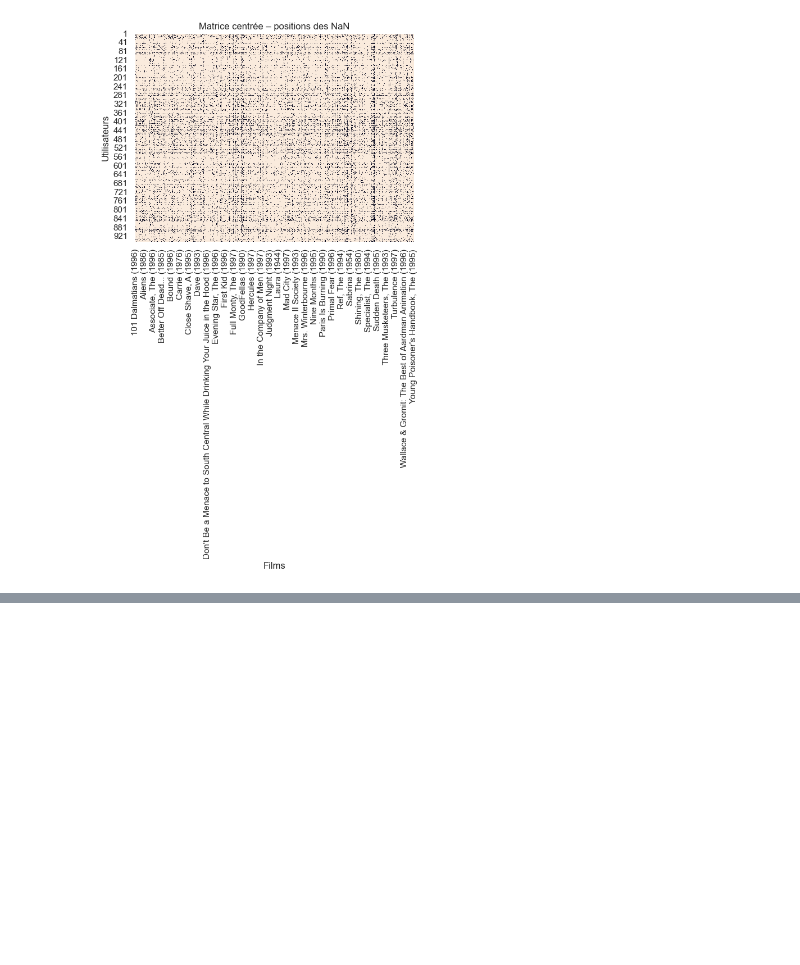
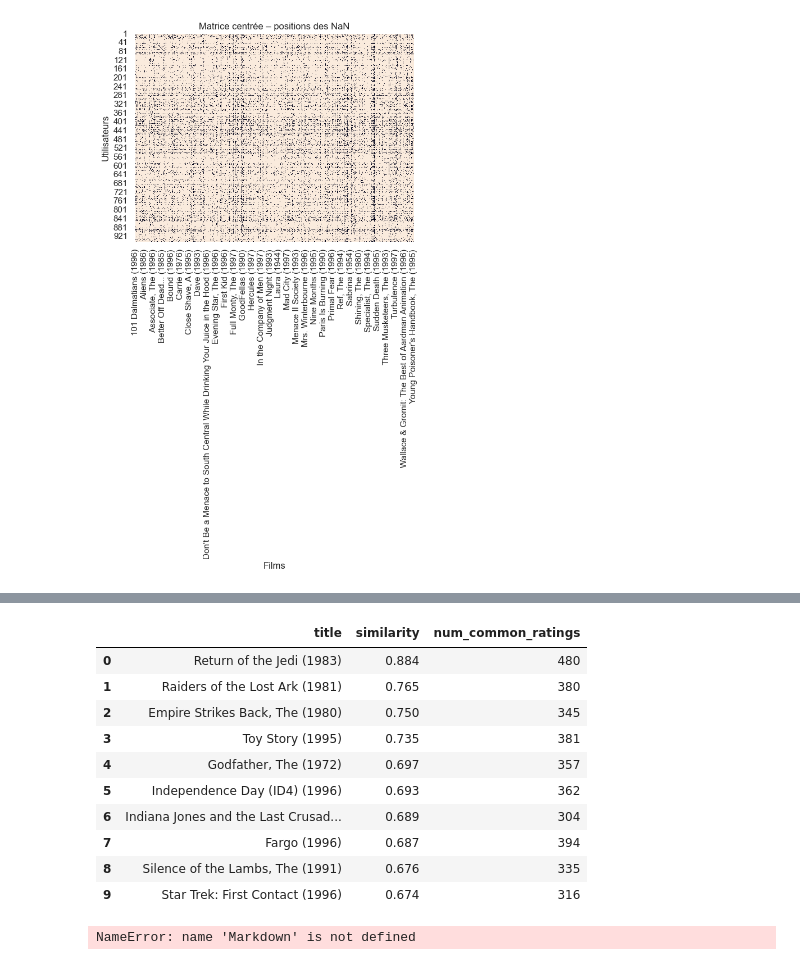
Before and after one commit to brimetz/MovieRecommenderSystem, a Jupyter notebook: notebooks/EDA.ipynb, the cells around one changed output, grey strips where cells are left out. Drawn from its saved outputs; the diff is of its cells as text; code cells hidden in the pictures; blank space fills up the shorter version.

```diff
--- a/notebooks/EDA.ipynb
+++ b/notebooks/EDA.ipynb
@@ -292,0 +324,68 @@ plt.show()
+# %%
+film_test = "Star Wars (1977)"
+reco_cosine = get_similar_movies_cosine(
+    target_title=film_test,
+    user_movie_matrix=filtered_user_movie_matrix,  # version non centrée
+    min_common_ratings=20,
+    top_n=10
+)
+
+reco_cosine.style.bar(subset=["similarity"], color="#ffa600").format({"similarity": "{:.3f}"})
+# %% [output]
+|  | title | similarity | num_common_ratings |
+| 0 | Return of the Jedi (1983) | 0.884 | 480 |
+| 1 | Raiders of the Lost Ark (1981) | 0.765 | 380 |
+| 2 | Empire Strikes Back, The (1980) | 0.750 | 345 |
+| 3 | Toy Story (1995) | 0.735 | 381 |
+| 4 | Godfather, The (1972) | 0.697 | 357 |
+| 5 | Independence Day (ID4) (1996) | 0.693 | 362 |
+| 6 | Indiana Jones and the Last Crusad... | 0.689 | 304 |
+| 7 | Fargo (1996) | 0.687 | 394 |
+| 8 | Silence of the Lambs, The (1991) | 0.676 | 335 |
+| 9 | Star Trek: First Contact (1996) | 0.674 | 316 |
+# %%
+# Cosine and pearson comparison
+film_test = "Star Wars (1977)"
+
+reco_pearson = get_similar_movies_pearson(
+    target_title=film_test,
+    user_movie_matrix=filtered_user_movie_matrix,
+    min_common_ratings=20,
+    top_n=10
+)
+
+reco_cosine = get_similar_movies_cosine(
+    target_title=film_test,
+    user_movie_matrix=filtered_user_movie_matrix,
+    min_common_ratings=20,
+    top_n=10
+)
+
+from IPython.display import display, Markdown
+
+display(Markdown("### 🔵 Recommandation Pearson"))
+display(reco_pearson.style.bar(subset=["correlation"], color="#1f77b4"))
+
+display(Markdown("### 🟢 Recommandation Cosine"))
+display(reco_cosine.style.bar(subset=["similarity"], color="#2ca02c"))
+
+merged = reco_pearson.merge(
+    reco_cosine,
+    on="title",
+    how="outer",
+    suffixes=("_pearson", "_cosine")
+)
+
+# Trier par score Pearson si dispo
+merged = merged.sort_values(by="correlation", ascending=False)
+merged.reset_index(drop=True, inplace=True)
+
+display(Markdown("### 🔍 Comparaison croisée"))
+display(merged.style.format({
+    "correlation": "{:.3f}",
+    "similarity": "{:.3f}",
+    "num_common_ratings_pearson": "{:.0f}",
+    "num_common_ratings_cosine": "{:.0f}"
+}))
+# %% [output]
+NameError: name 'Markdown' is not defined
```
Also changed, not shown: parts of 2 cells of this notebook, 4 other files.
